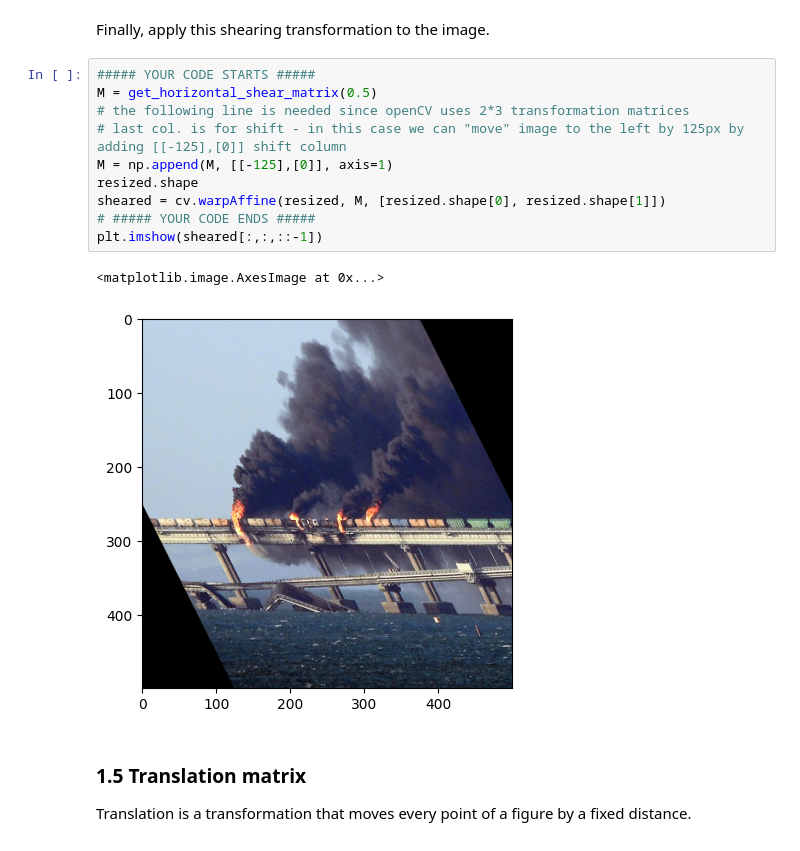
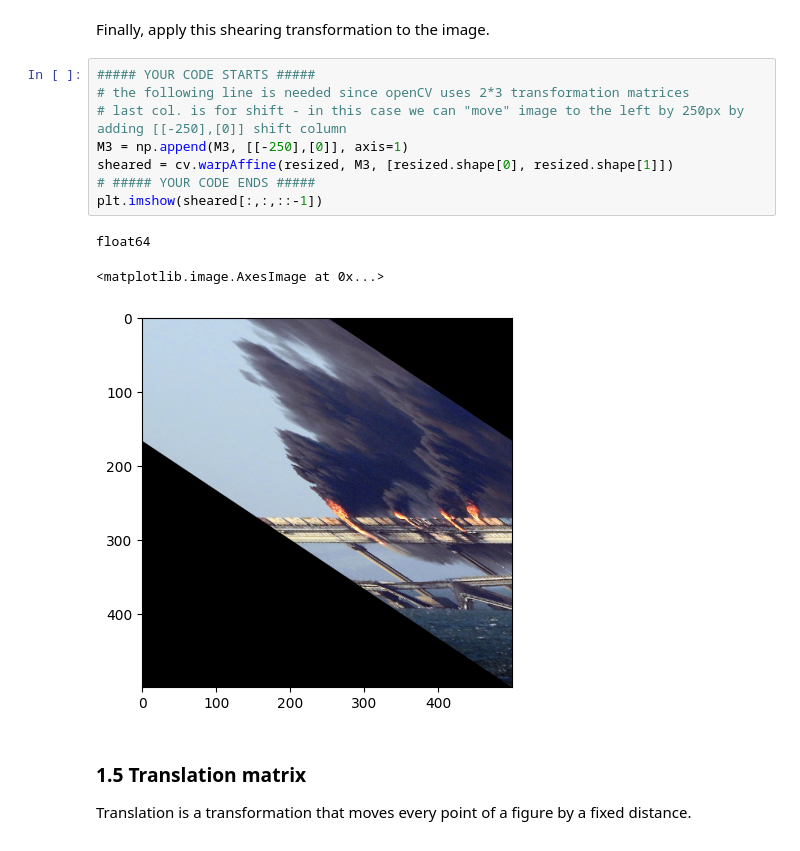
Before and after one commit to Siromanec/la-lab1-mutel_muzychuk_ivanov, a Jupyter notebook: Ivanov_Mutel_Muzychuk_LA_Lab_1.ipynb, the cells around one changed output. Drawn from its saved outputs; the diff is of its cells as text.

```diff
--- a/Ivanov_Mutel_Muzychuk_LA_Lab_1.ipynb
+++ b/Ivanov_Mutel_Muzychuk_LA_Lab_1.ipynb
@@ -280,17 +280,16 @@ plt.show()
 Finally, apply this shearing transformation to the image.
 # %%
 ##### YOUR CODE STARTS #####
-M = get_horizontal_shear_matrix(0.5)
 # the following line is needed since openCV uses 2*3 transformation matrices
-# last col. is for shift - in this case we can "move" image to the left by 125px by adding [[-125],[0]] shift column
-M = np.append(M, [[-125],[0]], axis=1)
-resized.shape
-sheared = cv.warpAffine(resized, M, [resized.shape[0], resized.shape[1]])
+# last col. is for shift - in this case we can "move" image to the left by 250px by adding [[-250],[0]] shift column
+M3 = np.append(M3, [[-250],[0]], axis=1)
+sheared = cv.warpAffine(resized, M3, [resized.shape[0], resized.shape[1]])
 # ##### YOUR CODE ENDS #####
 plt.imshow(sheared[:,:,::-1])
 # %% [output]
-<matplotlib.image.AxesImage at 0x...>
+float64
+<matplotlib.image.AxesImage at 0x...>
-[figure, old version]
+[figure, new version]
 # %% [markdown]
 ### 1.5 Translation matrix
 
```
Also changed, not shown: parts of 7 cells of this notebook.
